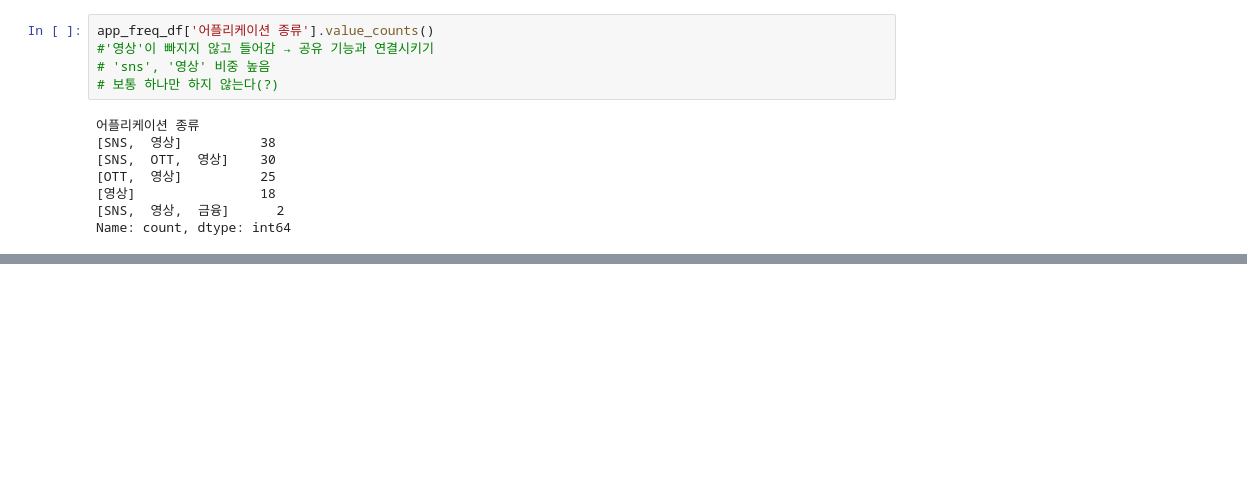
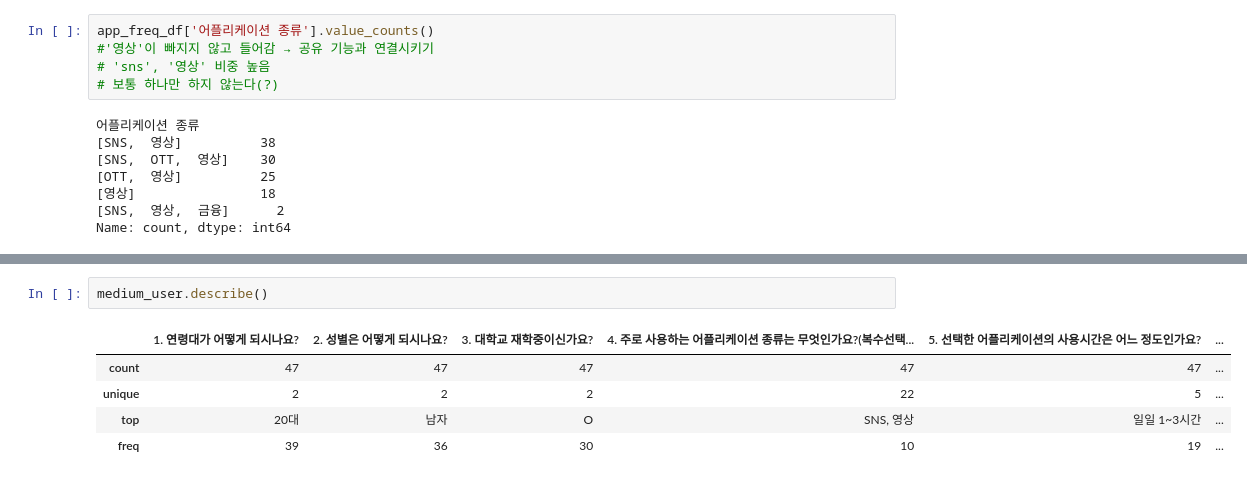
Before and after one commit to hachaeone/kamelo_survey_analysis, a Jupyter notebook: kamelo.ipynb, the cells around one changed output, grey strips where cells are left out. Cells and saved outputs as stored; diff of their text form; blank space fills up the shorter version.

```diff
--- a/kamelo.ipynb
+++ b/kamelo.ipynb
@@ -108,0 +187,8 @@ Name: count, dtype: int64
+# %%
+medium_user.describe()
+# %% [output]
+|  | 1. 연령대가 어떻게 되시나요? | 2. 성별은 어떻게 되시나요? | 3. 대학교 재학중이신가요? | 4. 주로 사용하는 어플리케이션 종류는 무엇인가요?(복수선택... | 5. 선택한 어플리케이션의 사용시간은 어느 정도인가요? | ... |
+| count | 47 | 47 | 47 | 47 | 47 | ... |
+| unique | 2 | 2 | 2 | 22 | 5 | ... |
+| top | 20대 | 남자 | O | SNS, 영상 | 일일 1~3시간 | ... |
+| freq | 39 | 36 | 30 | 10 | 19 | ... |
```
Also changed, not shown: parts of 20 cells of this notebook.
